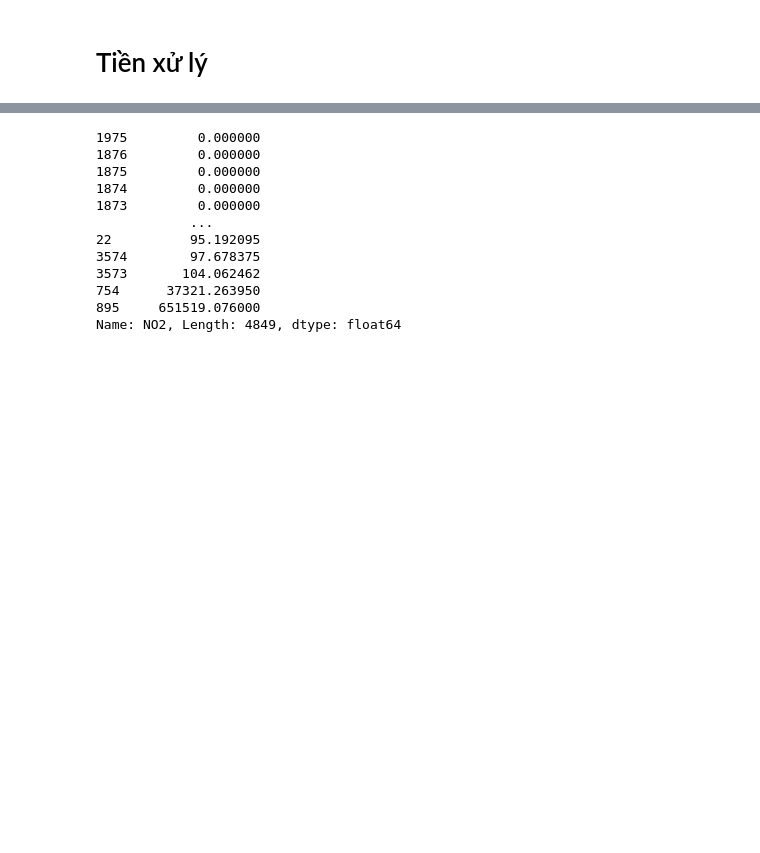
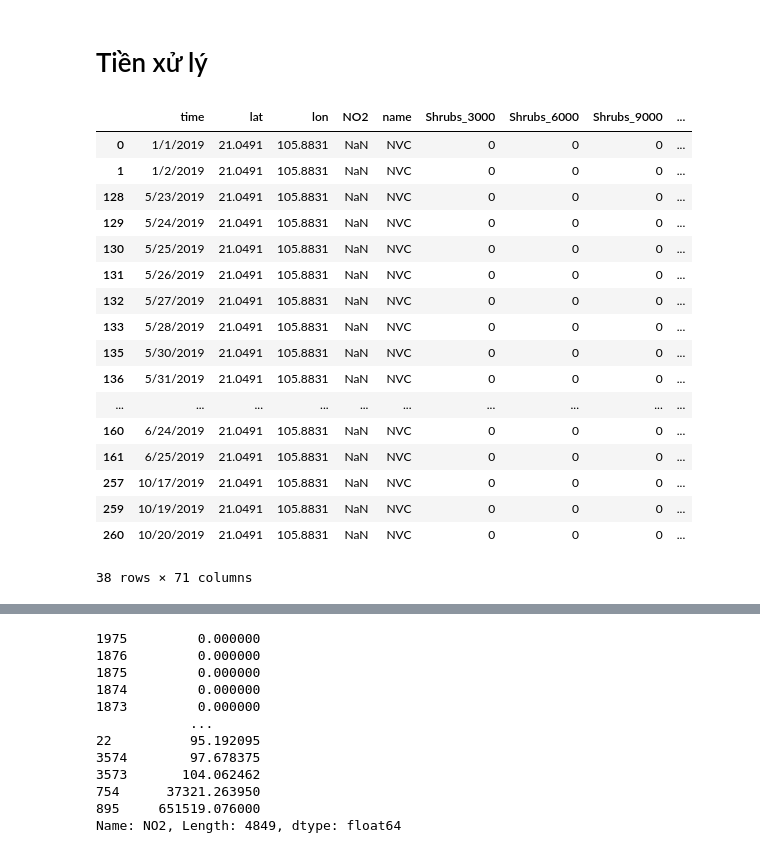
Before and after one commit to Minology/cvdhd-escape, a Jupyter notebook: land_use_regression.ipynb, the cells around one changed output, grey strips where cells are left out. Drawn from its saved outputs; the diff is of its cells as text; code cells hidden in the pictures; blank space fills up the shorter version.

```diff
--- a/land_use_regression.ipynb
+++ b/land_use_regression.ipynb
@@ -58,6 +58,28 @@ direction_data
 66 rows × 2 columns
 # %% [markdown]
 # Tiền xử lý
+# %%
+# Các hàng bị mất dữ liệu NO2
+train_data[train_data['NO2'].isna()]
+# %% [output]
+|  | time | lat | lon | NO2 | name | Shrubs_3000 | Shrubs_6000 | Shrubs_9000 | ... |
+| 0 | 1/1/2019 | 21.0491 | 105.8831 | NaN | NVC | 0 | 0 | 0 | ... |
+| 1 | 1/2/2019 | 21.0491 | 105.8831 | NaN | NVC | 0 | 0 | 0 | ... |
+| 128 | 5/23/2019 | 21.0491 | 105.8831 | NaN | NVC | 0 | 0 | 0 | ... |
+| 129 | 5/24/2019 | 21.0491 | 105.8831 | NaN | NVC | 0 | 0 | 0 | ... |
+| 130 | 5/25/2019 | 21.0491 | 105.8831 | NaN | NVC | 0 | 0 | 0 | ... |
+| 131 | 5/26/2019 | 21.0491 | 105.8831 | NaN | NVC | 0 | 0 | 0 | ... |
+| 132 | 5/27/2019 | 21.0491 | 105.8831 | NaN | NVC | 0 | 0 | 0 | ... |
+| 133 | 5/28/2019 | 21.0491 | 105.8831 | NaN | NVC | 0 | 0 | 0 | ... |
+| 135 | 5/30/2019 | 21.0491 | 105.8831 | NaN | NVC | 0 | 0 | 0 | ... |
+| 136 | 5/31/2019 | 21.0491 | 105.8831 | NaN | NVC | 0 | 0 | 0 | ... |
+| ... | ... | ... | ... | ... | ... | ... | ... | ... | ... |
+| 160 | 6/24/2019 | 21.0491 | 105.8831 | NaN | NVC | 0 | 0 | 0 | ... |
+| 161 | 6/25/2019 | 21.0491 | 105.8831 | NaN | NVC | 0 | 0 | 0 | ... |
+| 257 | 10/17/2019 | 21.0491 | 105.8831 | NaN | NVC | 0 | 0 | 0 | ... |
+| 259 | 10/19/2019 | 21.0491 | 105.8831 | NaN | NVC | 0 | 0 | 0 | ... |
+| 260 | 10/20/2019 | 21.0491 | 105.8831 | NaN | NVC | 0 | 0 | 0 | ... |
+38 rows × 71 columns
 # %%
 # Xoá dữ liệu bị mất
 train_data.dropna(subset=['NO2'], inplace=True)
```
Also changed, not shown: parts of 11 cells of this notebook.
